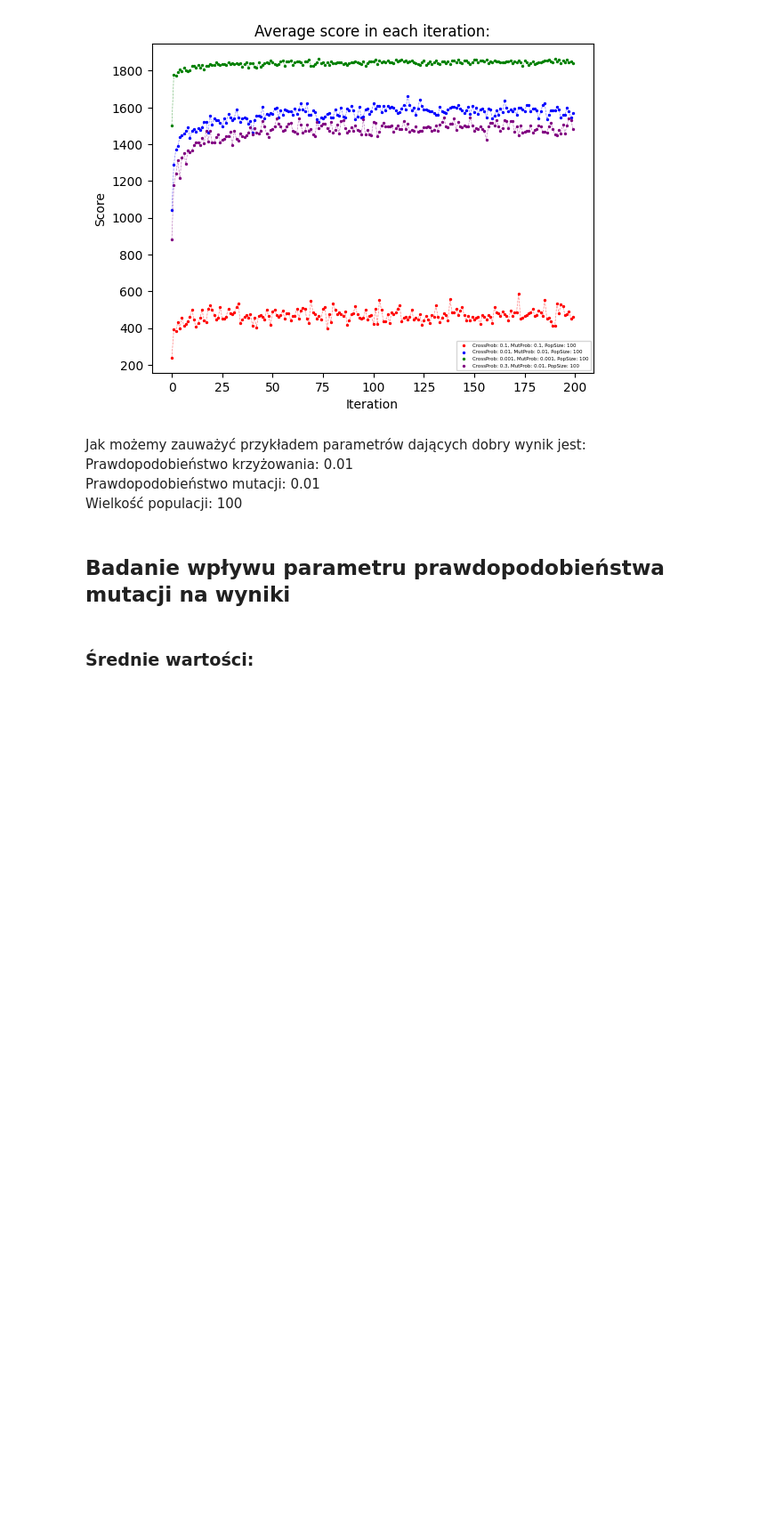
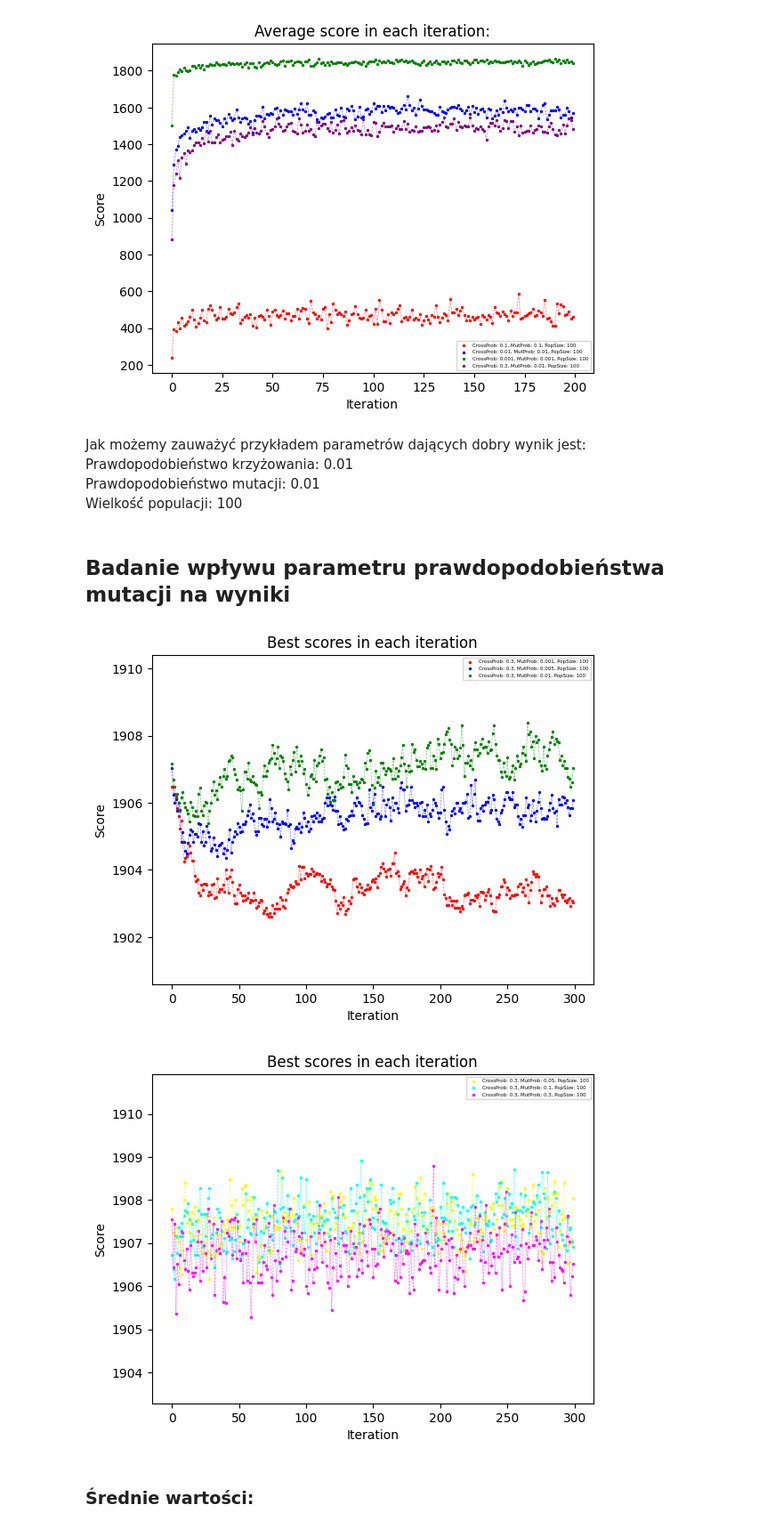
Before and after one commit to mbo009/WSI23Z, a Jupyter notebook: LAB02/raport.ipynb, the cells around one changed output. Shown at 89% size. Cells and saved outputs as stored; diff of their text form; code cells hidden in the pictures; blank space fills up the shorter version.

```diff
--- a/LAB02/raport.ipynb
+++ b/LAB02/raport.ipynb
@@ -36,10 +36,13 @@ Wielkość populacji: 100 <br>
 ## Badanie wpływu parametru prawdopodobieństwa mutacji na wyniki
 # %%
 paramsArray = [[0.3, 0.001, 100], [0.3, 0.005, 100], [0.3, 0.01, 100], [0.3, 0.05, 100], [0.3, 0.1, 100], [0.3, 0.3, 100]]
-colorsArray = ["red", "blue", 'green']
+colorsArray = ["red", "blue", 'green', 'yellow', 'cyan', 'magenta']
 BSHistories, avgHistories, bestScores = getSolverHistories(paramsArray, 300)
 plotHistories(BSHistories[:3], paramsArray[:3], colorsArray, "Best scores in each iteration", 1, True)
-plotHistories(BSHistories[3:], paramsArray[3:], colorsArray, "Best scores in each iteration", 1, True)
+plotHistories(BSHistories[3:], paramsArray[3:], colorsArray[3:], "Best scores in each iteration", 1, True)
+# %% [output]
+[figure, added]
+[figure, added]
 # %% [markdown]
 ### Średnie wartości:
 # %%
```
Also changed, not shown: parts of 8 cells of this notebook.
